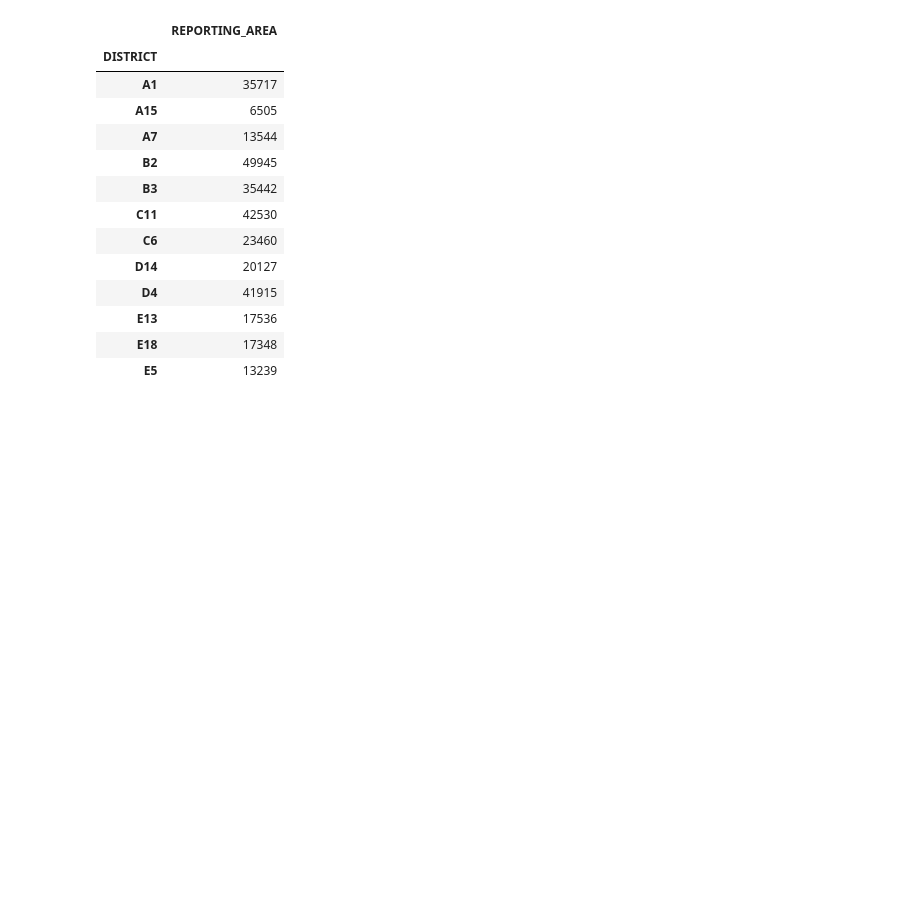
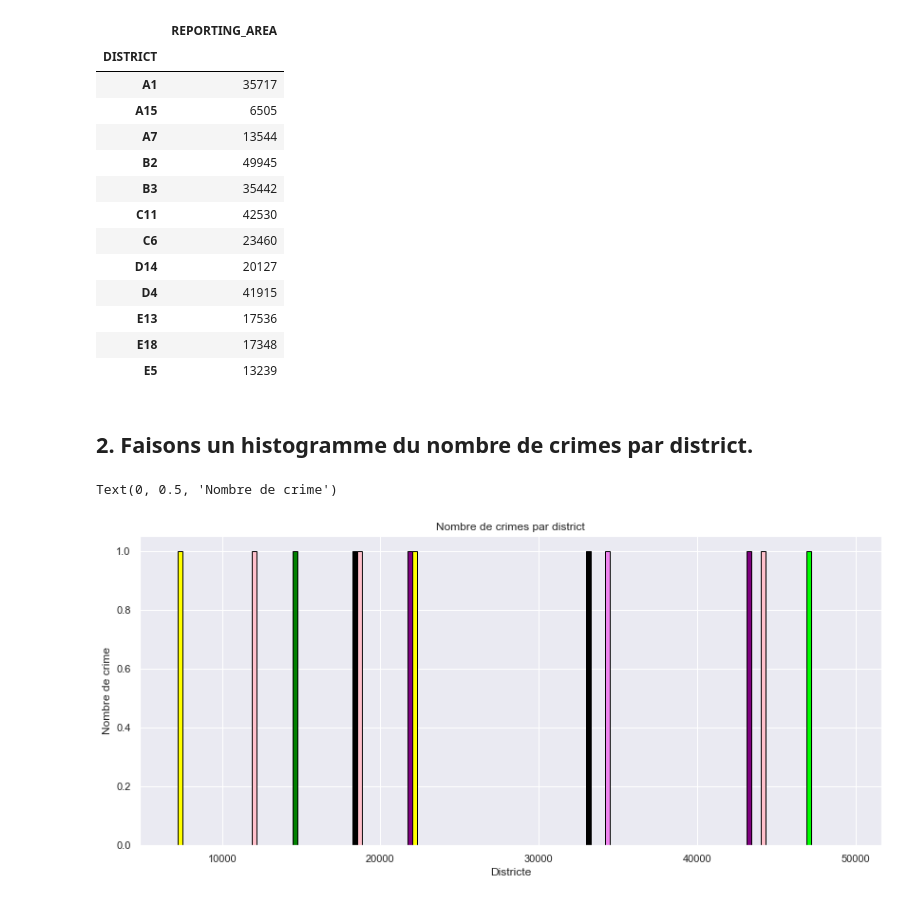
Before and after one commit to ikhalild/Data-analysis-with-python, a Jupyter notebook: manipulation.ipynb, the cells around one changed output. Drawn from its saved outputs; the diff is of its cells as text; code cells hidden in the pictures; blank space fills up the shorter version.

Commit message:
graphique sur le nombre de crimes par districtes

```diff
--- a/manipulation.ipynb
+++ b/manipulation.ipynb
@@ -254,3 +254,19 @@ nb_cr_dis
 | E13 | 17536 |
 | E18 | 17348 |
 | E5 | 13239 |
+# %% [markdown]
+## 2. Faisons un histogramme du nombre de crimes par district.
+# %%
+%matplotlib inline
+import matplotlib.pyplot as plt
+import seaborn; seaborn.set()
+plt.figure(figsize = (14 , 6))
+couleurs = np.random.choice(["blue", "violet", "red","green","yellow","black","orange","purple","pink",
+                            "gray","brown","#00FF00"],12)
+plt.hist(nb_cr_dis.T, color = couleurs, edgecolor='black')
+plt.title("Nombre de crimes par district")
+plt.xlabel("Districte")
+plt.ylabel("Nombre de crime")
+# %% [output]
+Text(0, 0.5, 'Nombre de crime')
+[figure, added]
```
Also changed, not shown: parts of 2 cells of this notebook.
